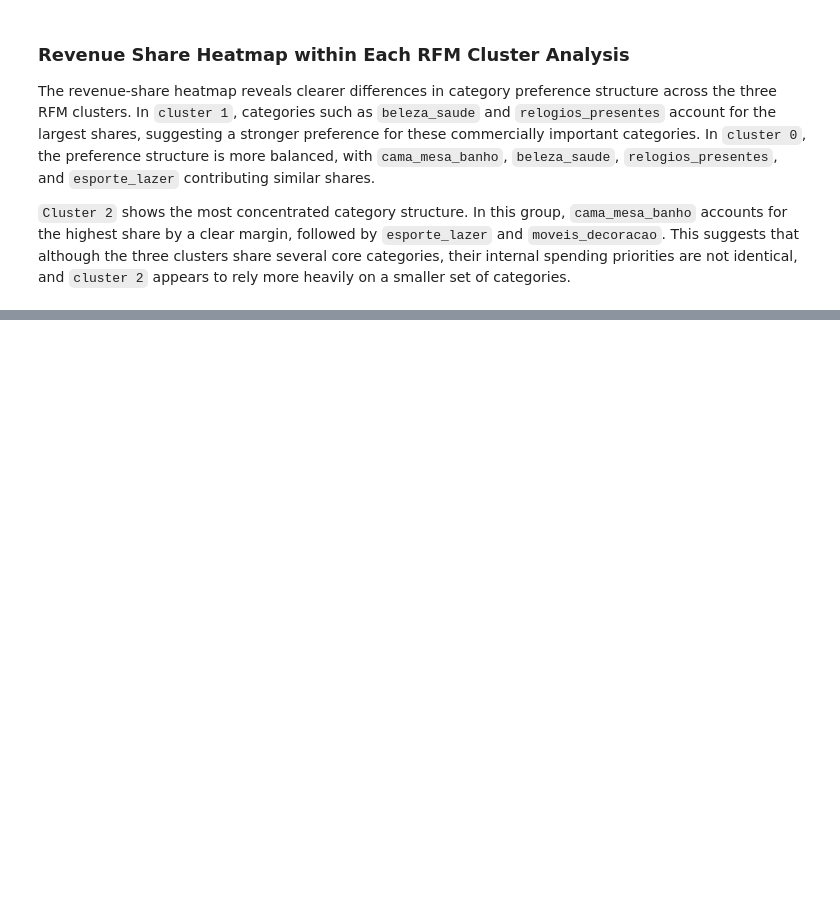
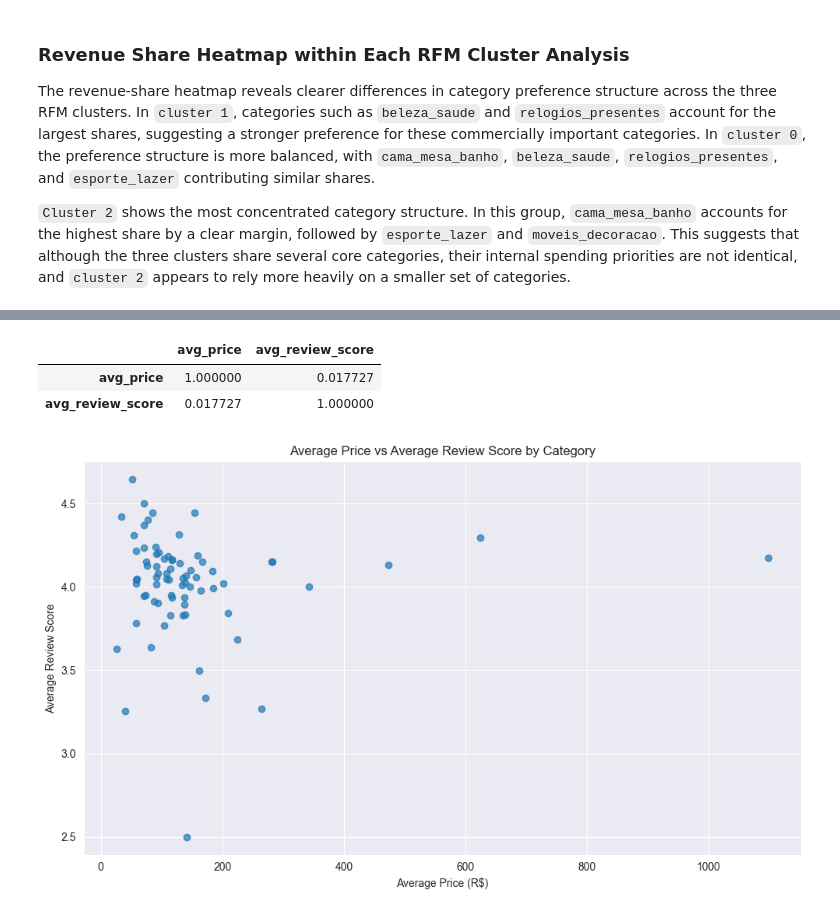
Before and after one commit to WangXin154/E-commerce_decision-making-_intelligence, a Jupyter notebook: Statistical_analysis_report/03_Product_Category_Analysis.ipynb, the cells around one changed output, grey strips where cells are left out. Drawn from its saved outputs; the diff is of its cells as text; code cells hidden in the pictures; blank space fills up the shorter version.

```diff
--- a/Statistical_analysis_report/03_Product_Category_Analysis.ipynb
+++ b/Statistical_analysis_report/03_Product_Category_Analysis.ipynb
@@ -1430,0 +1491,25 @@ The revenue-share heatmap reveals clearer differences in category preference str
+# %%
+# correlation between average price and average review score
+price_satisfaction_corr = df_category[["avg_price", "avg_review_score"]].corr()
+
+display(price_satisfaction_corr)
+# %% [output]
+|  | avg_price | avg_review_score |
+| avg_price | 1.000000 | 0.017727 |
+| avg_review_score | 0.017727 | 1.000000 |
+# %%
+# scatter plot: average price vs average review score
+plt.figure(figsize=(10, 6))
+plt.scatter(
+    df_category["avg_price"],
+    df_category["avg_review_score"],
+    alpha=0.7
+)
+
+plt.xlabel("Average Price (R$)")
+plt.ylabel("Average Review Score")
+plt.title("Average Price vs Average Review Score by Category")
+plt.tight_layout()
+plt.show()
+# %% [output]
+[figure, added]
```
Also changed, not shown: parts of 34 cells of this notebook.
